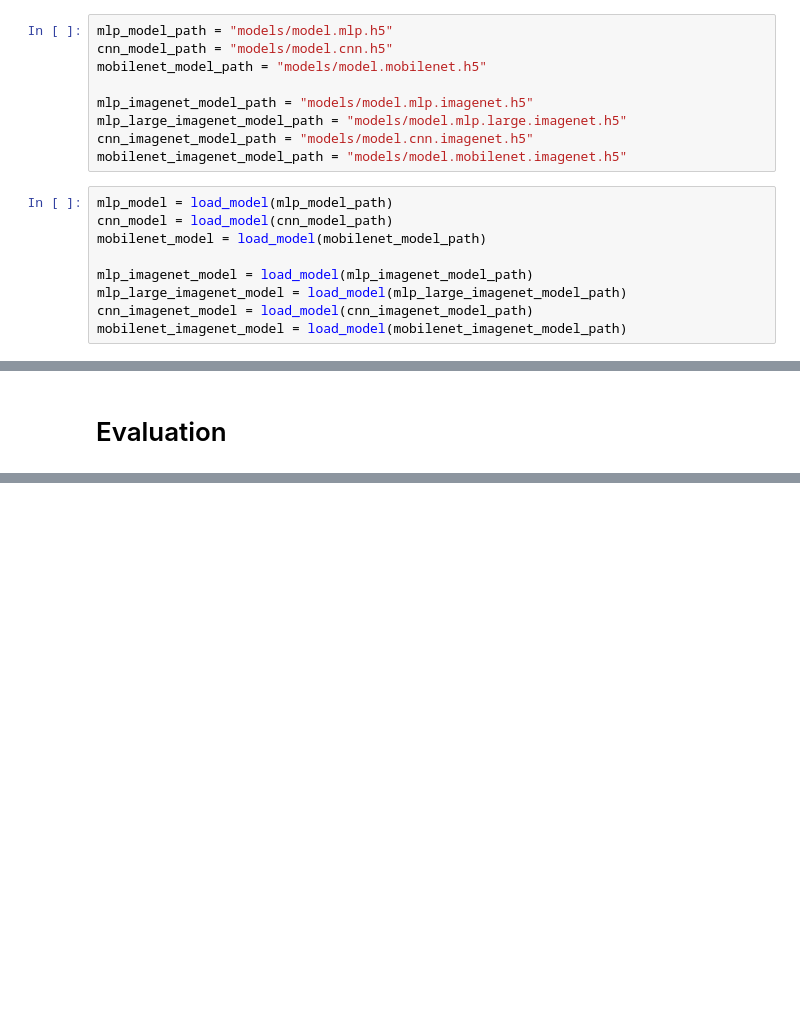
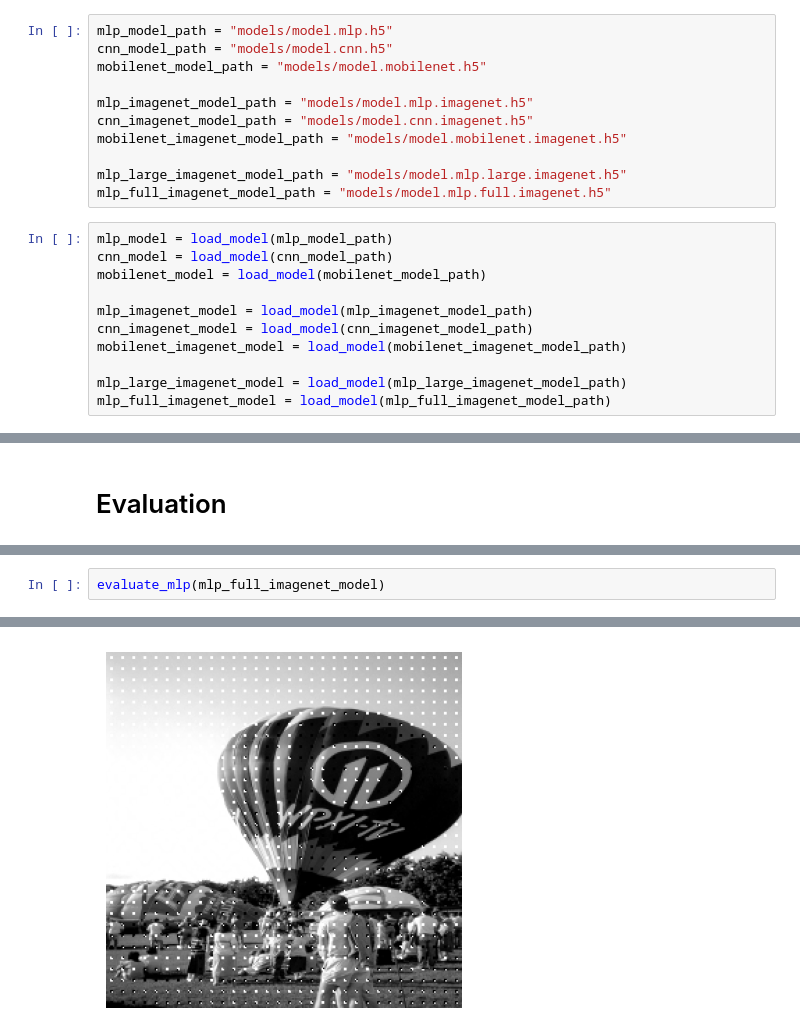
Before and after one commit to Pittawat2542/kbs-missing-pixels, a Jupyter notebook: evals.ipynb, the cells around one changed output, grey strips where cells are left out. Saved outputs shown, nothing was run; the diff lists cells and outputs as text; blank space fills up the shorter version.

Commit message:
feat: mlp on full imagenet
Signed-off-by: Pittawat Taveekitworachai <11158905+Pittawat2542@users.noreply.github.com>

```diff
--- a/evals.ipynb
+++ b/evals.ipynb
@@ -16,15 +16,19 @@ cnn_model_path = "models/model.cnn.h5"
 mobilenet_model_path = "models/model.mobilenet.h5"
 
 mlp_imagenet_model_path = "models/model.mlp.imagenet.h5"
-mlp_large_imagenet_model_path = "models/model.mlp.large.imagenet.h5"
 cnn_imagenet_model_path = "models/model.cnn.imagenet.h5"
 mobilenet_imagenet_model_path = "models/model.mobilenet.imagenet.h5"
+
+mlp_large_imagenet_model_path = "models/model.mlp.large.imagenet.h5"
+mlp_full_imagenet_model_path = "models/model.mlp.full.imagenet.h5"
 # %%
 mlp_model = load_model(mlp_model_path)
 cnn_model = load_model(cnn_model_path)
 mobilenet_model = load_model(mobilenet_model_path)
 
 mlp_imagenet_model = load_model(mlp_imagenet_model_path)
-mlp_large_imagenet_model = load_model(mlp_large_imagenet_model_path)
 cnn_imagenet_model = load_model(cnn_imagenet_model_path)
 mobilenet_imagenet_model = load_model(mobilenet_imagenet_model_path)
+
+mlp_large_imagenet_model = load_model(mlp_large_imagenet_model_path)
+mlp_full_imagenet_model = load_model(mlp_full_imagenet_model_path)
@@ -64,0 +97,3 @@ evaluate_cnn(mobilenet_imagenet_model)
+# %%
+evaluate_mlp(mlp_full_imagenet_model)
+# %% [output]
@@ -64,0 +103 @@ evaluate_cnn(mobilenet_imagenet_model)
+[figure, added]
```
Also changed, not shown: parts of 11 cells of this notebook, 3 other files.
